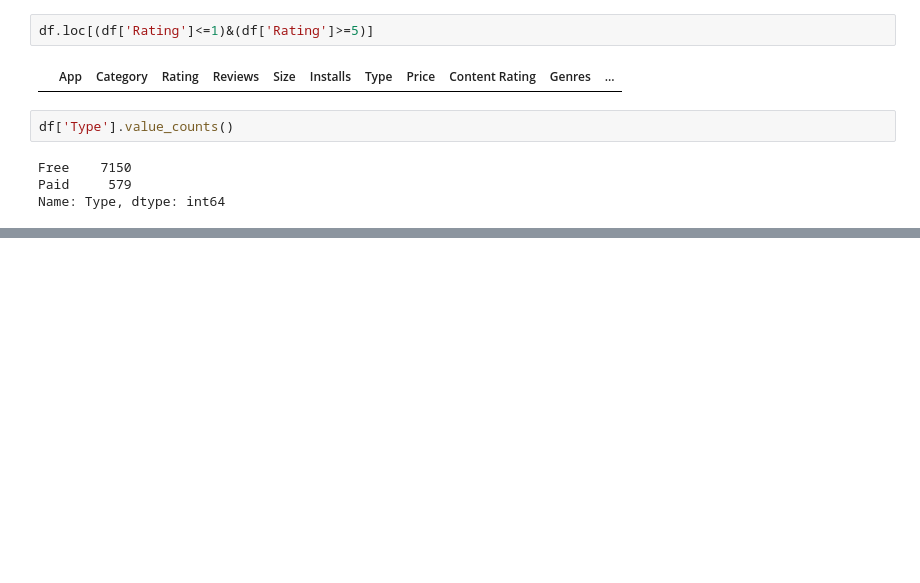
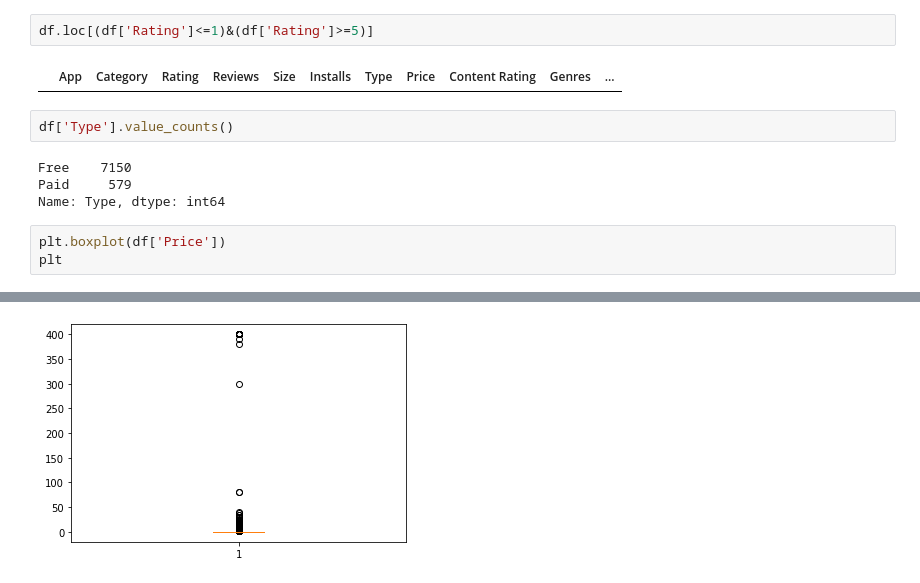
Before and after one commit to Sanjay9294/playstore-data-analysis, a Jupyter notebook: final_of_group_project_playstoredata1.ipynb, the cells around one changed output, grey strips where cells are left out. Drawn from its saved outputs; the diff is of its cells as text; blank space fills up the shorter version.

```diff
--- a/final_of_group_project_playstoredata1.ipynb
+++ b/final_of_group_project_playstoredata1.ipynb
@@ -254,3 +254,7 @@ df['Type'].value_counts()
 Free    7150
 Paid     579
 Name: Type, dtype: int64
+# %%
+plt.boxplot(df['Price'])
+plt
+# %% [output]
@@ -256,0 +262 @@ Name: Type, dtype: int64
+[figure, added]
```
Also changed, not shown: parts of 4 cells of this notebook.
